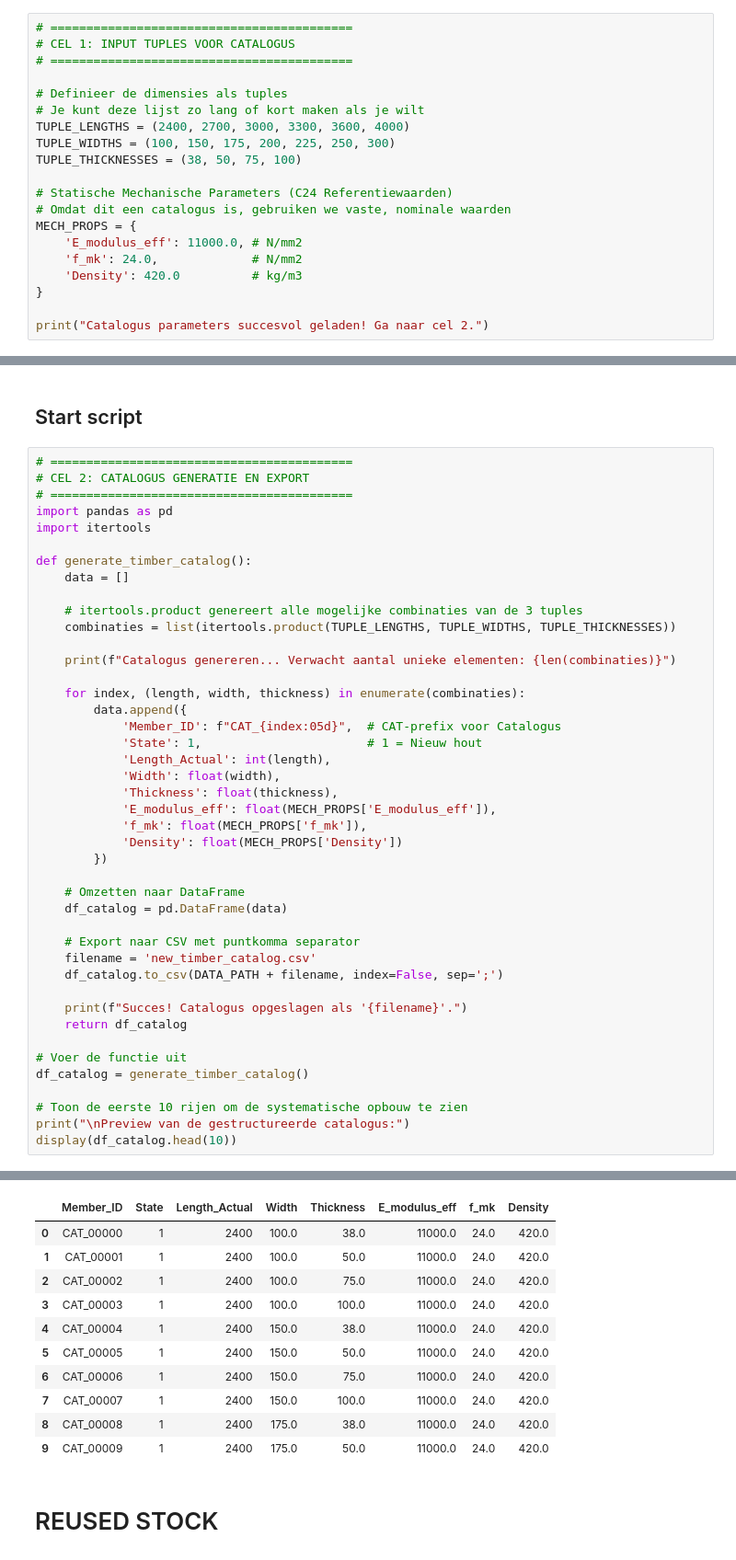
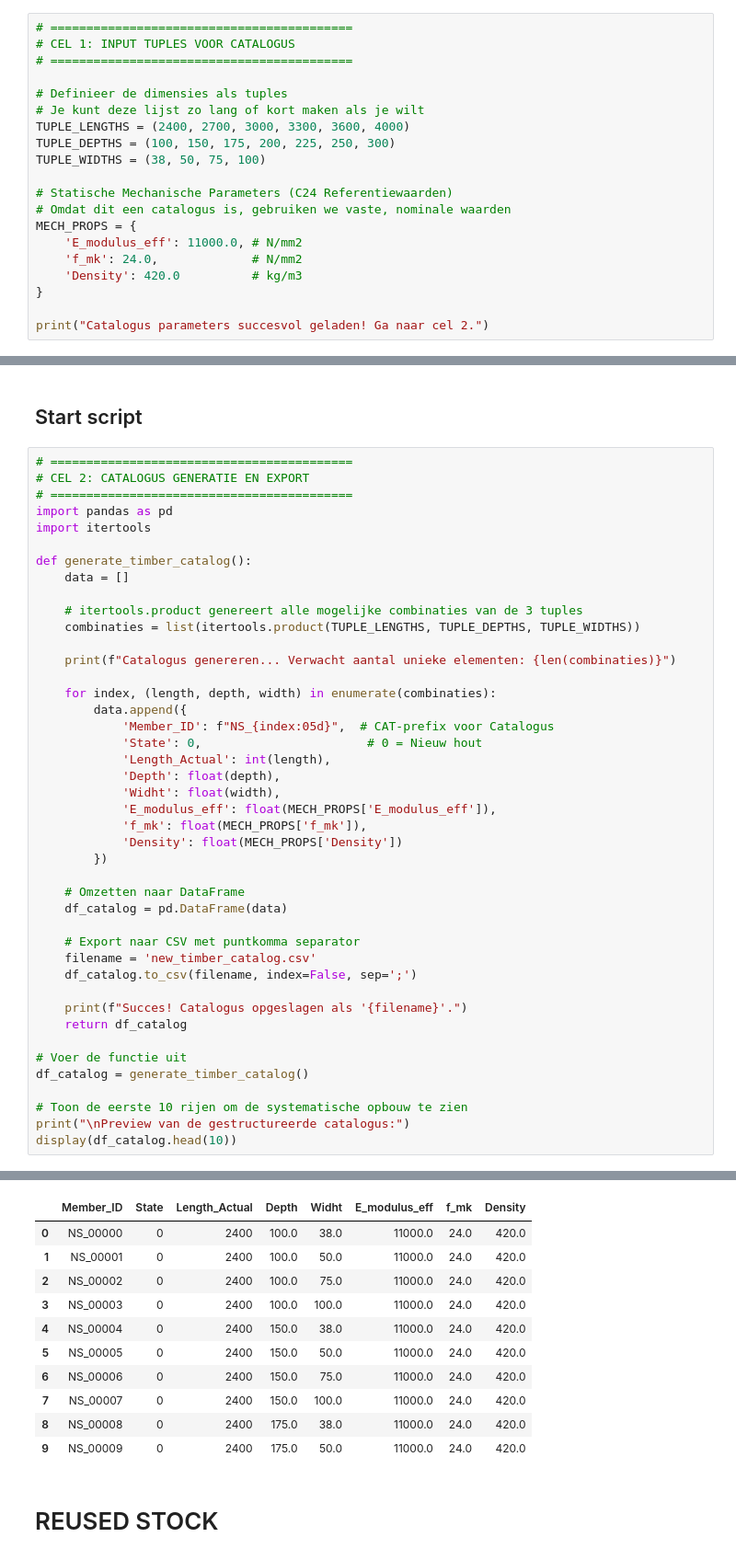
Before and after one commit to Jasp3r16/thesis_generative_timber, a Jupyter notebook: 23_timber_stock_dataset_generation.ipynb, the cells around one changed output, grey strips where cells are left out. Shown at 92% size. Drawn from its saved outputs; the diff is of its cells as text.

```diff
--- a/23_timber_stock_dataset_generation.ipynb
+++ b/23_timber_stock_dataset_generation.ipynb
@@ -52,8 +54,8 @@ Drive already mounted at /content/drive; to attempt to forcibly remount, call dr
 # Definieer de dimensies als tuples
 # Je kunt deze lijst zo lang of kort maken als je wilt
 TUPLE_LENGTHS = (2400, 2700, 3000, 3300, 3600, 4000)
-TUPLE_WIDTHS = (100, 150, 175, 200, 225, 250, 300)
-TUPLE_THICKNESSES = (38, 50, 75, 100)
+TUPLE_DEPTHS = (100, 150, 175, 200, 225, 250, 300)
+TUPLE_WIDTHS = (38, 50, 75, 100)
 
 # Statische Mechanische Parameters (C24 Referentiewaarden)
 # Omdat dit een catalogus is, gebruiken we vaste, nominale waarden
@@ -79,54 +81,54 @@ def generate_timber_catalog():
     data = []
 
     # itertools.product genereert alle mogelijke combinaties van de 3 tuples
-    combinaties = list(itertools.product(TUPLE_LENGTHS, TUPLE_WIDTHS, TUPLE_THICKNESSES))
+    combinaties = list(itertools.product(TUPLE_LENGTHS, TUPLE_DEPTHS, TUPLE_WIDTHS))
 
     print(f"Catalogus genereren... Verwacht aantal unieke elementen: {len(combinaties)}")
 
-    for index, (length, width, thickness) in enumerate(combinaties):
+    for index, (length, depth, width) in enumerate(combinaties):
         data.append({
-            'Member_ID': f"CAT_{index:05d}",  # CAT-prefix voor Catalogus
-            'State': 1,                       # 1 = Nieuw hout
+            'Member_ID': f"NS_{index:05d}",  # CAT-prefix voor Catalogus
+            'State': 0,                       # 0 = Nieuw hout
             'Length_Actual': int(length),
-            'Width': float(width),
-            'Thickness': float(thickness),
+            'Depth': float(depth),
+            'Widht': float(width),
             'E_modulus_eff': float(MECH_PROPS['E_modulus_eff']),
             'f_mk': float(MECH_PROPS['f_mk']),
             'Density': float(MECH_PROPS['Density'])
         })
 
     # Omzetten naar DataFrame
     df_catalog = pd.DataFrame(data)
 
     # Export naar CSV met puntkomma separator
     filename = 'new_timber_catalog.csv'
-    df_catalog.to_csv(DATA_PATH + filename, index=False, sep=';')
+    df_catalog.to_csv(filename, index=False, sep=';')
 
     print(f"Succes! Catalogus opgeslagen als '{filename}'.")
     return df_catalog
 
 # Voer de functie uit
 df_catalog = generate_timber_catalog()
 
 # Toon de eerste 10 rijen om de systematische opbouw te zien
 print("\nPreview van de gestructureerde catalogus:")
 display(df_catalog.head(10))
 # %% [output]
 Catalogus genereren... Verwacht aantal unieke elementen: 168
 Succes! Catalogus opgeslagen als 'new_timber_catalog.csv'.
 
 Preview van de gestructureerde catalogus:
-|  | Member_ID | State | Length_Actual | Width | Thickness | E_modulus_eff | f_mk | Density |
-| 0 | CAT_00000 | 1 | 2400 | 100.0 | 38.0 | 11000.0 | 24.0 | 420.0 |
-| 1 | CAT_00001 | 1 | 2400 | 100.0 | 50.0 | 11000.0 | 24.0 | 420.0 |
-| 2 | CAT_00002 | 1 | 2400 | 100.0 | 75.0 | 11000.0 | 24.0 | 420.0 |
-| 3 | CAT_00003 | 1 | 2400 | 100.0 | 100.0 | 11000.0 | 24.0 | 420.0 |
-| 4 | CAT_00004 | 1 | 2400 | 150.0 | 38.0 | 11000.0 | 24.0 | 420.0 |
-| 5 | CAT_00005 | 1 | 2400 | 150.0 | 50.0 | 11000.0 | 24.0 | 420.0 |
-| 6 | CAT_00006 | 1 | 2400 | 150.0 | 75.0 | 11000.0 | 24.0 | 420.0 |
-| 7 | CAT_00007 | 1 | 2400 | 150.0 | 100.0 | 11000.0 | 24.0 | 420.0 |
-| 8 | CAT_00008 | 1 | 2400 | 175.0 | 38.0 | 11000.0 | 24.0 | 420.0 |
-| 9 | CAT_00009 | 1 | 2400 | 175.0 | 50.0 | 11000.0 | 24.0 | 420.0 |
+|  | Member_ID | State | Length_Actual | Depth | Widht | E_modulus_eff | f_mk | Density |
+| 0 | NS_00000 | 0 | 2400 | 100.0 | 38.0 | 11000.0 | 24.0 | 420.0 |
+| 1 | NS_00001 | 0 | 2400 | 100.0 | 50.0 | 11000.0 | 24.0 | 420.0 |
+| 2 | NS_00002 | 0 | 2400 | 100.0 | 75.0 | 11000.0 | 24.0 | 420.0 |
+| 3 | NS_00003 | 0 | 2400 | 100.0 | 100.0 | 11000.0 | 24.0 | 420.0 |
+| 4 | NS_00004 | 0 | 2400 | 150.0 | 38.0 | 11000.0 | 24.0 | 420.0 |
+| 5 | NS_00005 | 0 | 2400 | 150.0 | 50.0 | 11000.0 | 24.0 | 420.0 |
+| 6 | NS_00006 | 0 | 2400 | 150.0 | 75.0 | 11000.0 | 24.0 | 420.0 |
+| 7 | NS_00007 | 0 | 2400 | 150.0 | 100.0 | 11000.0 | 24.0 | 420.0 |
+| 8 | NS_00008 | 0 | 2400 | 175.0 | 38.0 | 11000.0 | 24.0 | 420.0 |
+| 9 | NS_00009 | 0 | 2400 | 175.0 | 50.0 | 11000.0 | 24.0 | 420.0 |
 # %% [markdown]
 # REUSED STOCK
 # %% [markdown]
```
Also changed, not shown: parts of 4 cells of this notebook.
